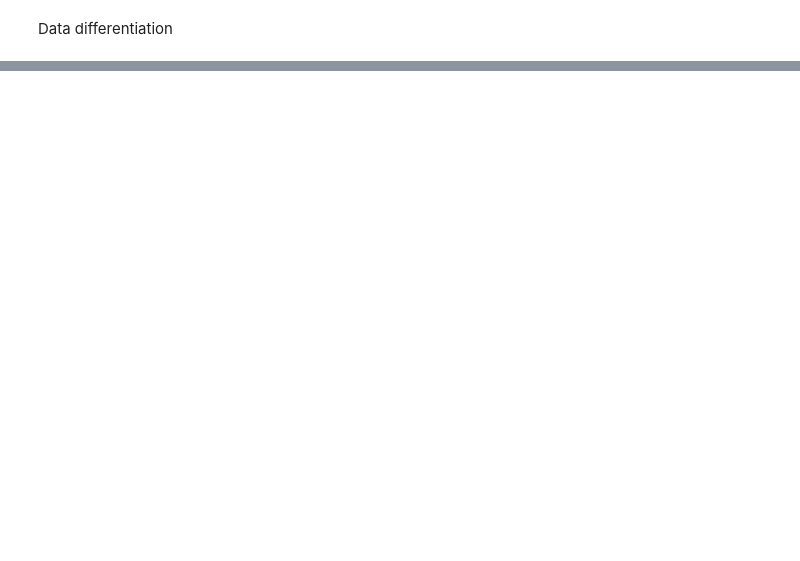
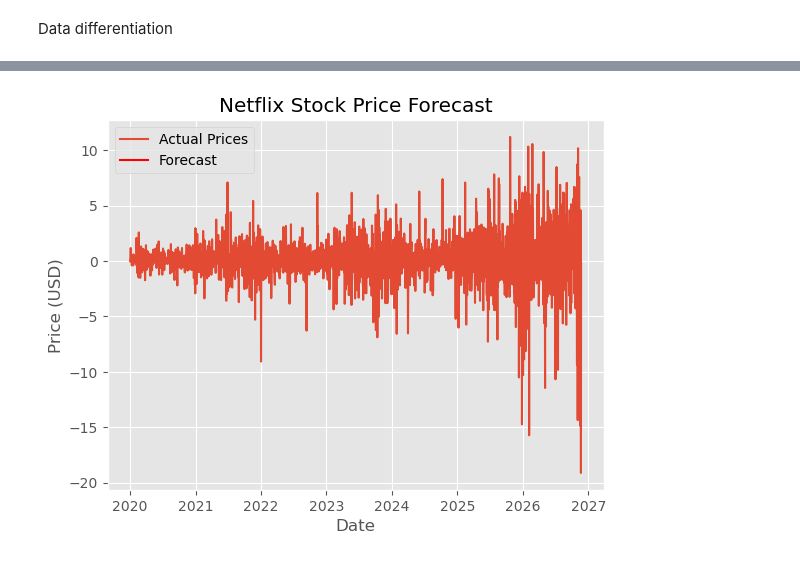
Before and after one commit to SilbaB/Time_Series, a Jupyter notebook: TimeSeries.ipynb, the cells around one changed output, grey strips where cells are left out. Saved outputs shown, nothing was run; the diff lists cells and outputs as text; code cells hidden in the pictures; blank space fills up the shorter version.

```diff
--- a/TimeSeries.ipynb
+++ b/TimeSeries.ipynb
@@ -250,0 +180,2 @@ Length: 2423, dtype: object
+# %%
+data=data.dropna(subset=["Close/Last"])
@@ -250,0 +244,6 @@ Length: 2423, dtype: object
+# %%
+data.index = pd.date_range(start='2020-01-01', periods=len(data), freq='D')  # Monthly, adjust as needed
+# %%
+model=ARIMA(Close_Diff,order=(1,1,1))
+model_fit=model.fit()
+model_fit.summary()
@@ -250,0 +328,21 @@ Length: 2423, dtype: object
+# %%
+data['Close_Diff'] = data['Close/Last'].diff()
+data = data.dropna(subset=['Close_Diff'])  # drop first NaN row
+# %%
+# Create a date index for the forecast
+forecast_index = pd.date_range(start=data.index[-1] + pd.Timedelta(days=1), periods=30, freq='D')
+forecast = model_fit.forecast(steps=30)  # Forecast for the next 30 days
+forecast_series = pd.Series(forecast, index=forecast_index)
+
+plt.style.use("ggplot")
+plt.plot(data.index, Close_Diff, label='Actual Prices')
+plt.plot(forecast.index, forecast_series, label='Forecast', color='red')
+plt.title('Netflix Stock Price Forecast')# Create a date index for the forecast
+# forecast_index = pd.date_range(start=data.index[-1] + pd.Timedelta(days=1), periods=30, freq='D')
+# forecast_series = pd.Series(forecast, index=forecast_index)
+plt.xlabel('Date')
+plt.ylabel('Price (USD)')
+plt.legend()
+plt.show()
+# %% [output]
+[figure, added]
```
Also changed, not shown: parts of 59 cells of this notebook, 3 other files.
